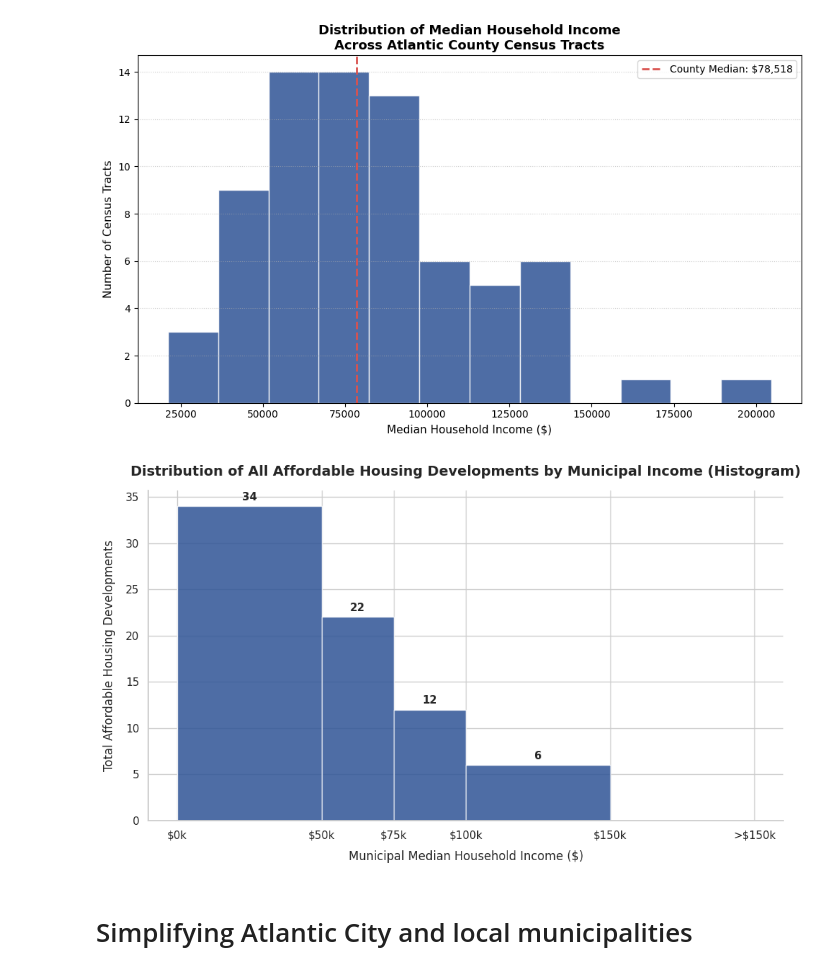
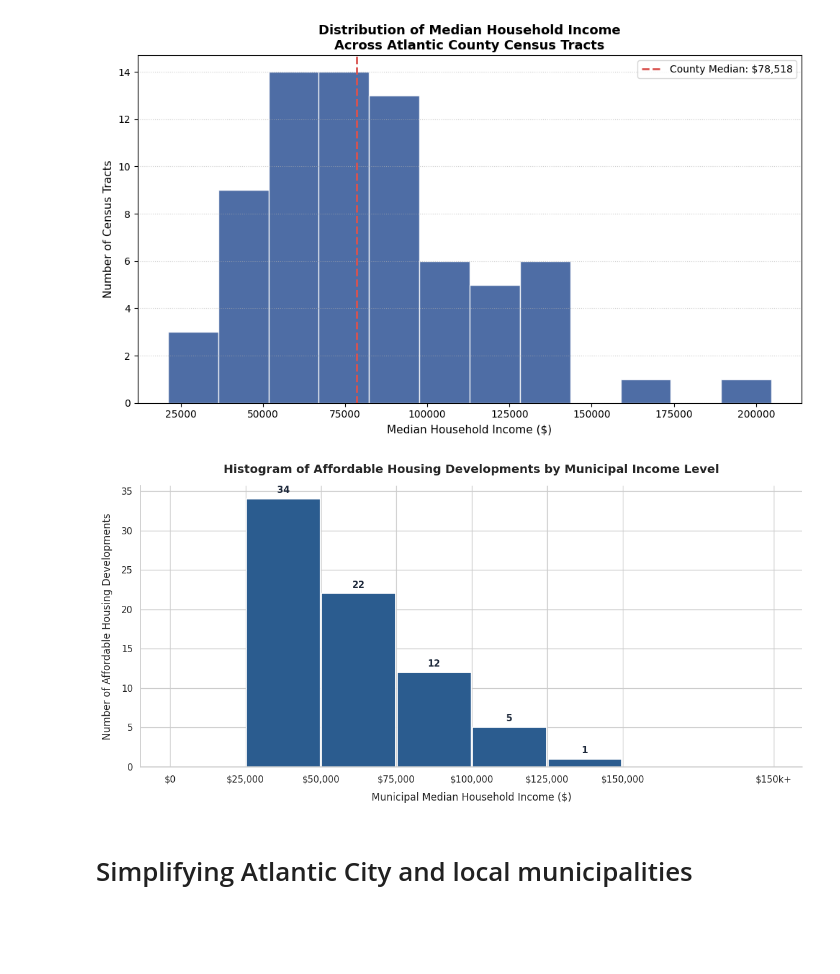
Before and after one commit to Anjanique-Knight/AjGIS, a Jupyter notebook: PS3_GIS.ipynb, the cells around one changed output. Cells and saved outputs as stored; diff of their text form; code cells hidden in the pictures; blank space fills up the shorter version.

```diff
--- a/PS3_GIS.ipynb
+++ b/PS3_GIS.ipynb
@@ -703,7 +713,6 @@ df['Income'] = pd.to_numeric(
     errors='coerce',
 )
 
-# Strip parenthetical percentage text and normalize
 df['Muni_Clean'] = (
     df['Municipality / Place']
     .astype(str)
@@ -713,86 +722,77 @@ df['Muni_Clean'] = (
 # Compute average household income per municipality
 muni_income = df.groupby('Muni_Clean')['Income'].mean().reset_index()
 
-# 3. Count all affordable housing developments from the full geocoded dataset (inside the county)
-muni_col = 'MUN' if 'MUN' in ATLgeo_in_county.columns else 'NAME'
-housing_counts = (
-    ATLgeo_in_county.groupby(muni_col).size().reset_index(name='Housing_Count')
-)
-
-# Standardize join keys (convert to UPPERCASE and strip municipal descriptors)
+# Standardize join keys
 def normalize_muni_name(val):
     val = str(val).upper().strip()
     for suffix in [' CITY', ' TOWNSHIP', ' TWP', ' BOROUGH', ' BORO', ' TOWN']:
         if val.endswith(suffix):
             val = val[:-len(suffix)].strip()
     return val
 
 muni_income['join_key'] = muni_income['Muni_Clean'].apply(normalize_muni_name)
-housing_counts['join_key'] = housing_counts[muni_col].apply(normalize_muni_name)
 
-# Merge income and housing counts using normalized join keys
-muni_summary = pd.merge(
-    muni_income,
-    housing_counts,
-    on='join_key',
-    how='left',
-).fillna({'Housing_Count': 0})
+# 3. Attach local income directly to each housing development point
+muni_col = 'MUN' if 'MUN' in ATLgeo_in_county.columns else 'NAME'
+housing_df = ATLgeo_in_county.copy()
+housing_df['join_key'] = housing_df[muni_col].apply(normalize_muni_name)
 
-# Filter out municipalities with missing income data
-muni_summary = muni_summary.dropna(subset=['Income'])
+# Every row in housing_df now represents ONE affordable housing development
+housing_df = housing_df.merge(muni_income, on='join_key', how='left')
 
-# 4. Define Income Bin Edges (representing the limits of each tier up to $200k for plotting scaling)
-bins = [0, 50000, 75000, 100000, 150000, 200000]
-
-# 5. Plot the true weighted Histogram using all projects
-plt.figure(figsize=(10, 6))
+# 4. Plotting a True Continuous Histogram
+plt.figure(figsize=(12, 6))
 sns.set_theme(style='whitegrid')
 
-# Plotting a histogram weighted by the housing count in each municipality
-n, edges, patches = plt.hist(
-    muni_summary['Income'],
-    bins=bins,
-    weights=muni_summary['Housing_Count'],
-    color='#2F5496',
+# Continuous bin edges extending to $200k to prevent dropping high-income areas
+edges = [0, 25000, 50000, 75000, 100000, 125000, 150000, 200000]
+
+n, bins, patches = plt.hist(
+    housing_df['Income'].dropna(),
+    bins=edges,
+    color='#2b5c8f',
     edgecolor='white',
-    alpha=0.85
+    linewidth=1.2,
+    rwidth=0.98,  # Classic histogram bar alignment
 )
+
+# Label bin counts directly on top of histogram bars
+for count, edge_left, edge_right in zip(n, bins[:-1], bins[1:]):
+    if count > 0:
+        bin_center = (edge_left + edge_right) / 2
+        plt.annotate(
+            f'{int(count)}',
+            xy=(bin_center, count),
+            xytext=(0, 5),
+            textcoords='offset points',
+            ha='center',
+            va='bottom',
+            fontsize=11,
+            fontweight='bold',
+            color='#1e293b',
+        )
+
+# Format numerical X-axis ticks at exact bin boundaries
+tick_labels = [f'${val:,.0f}' for val in edges[:-1]] + ['$150k+']
+plt.xticks(edges, tick_labels, rotation=0)
 
 # Formatting title & labels
 plt.title(
-    'Distribution of All Affordable Housing Developments by Municipal Income (Histogram)',
+    'Histogram of Affordable Housing Developments by Municipal Income Level',
     fontsize=14,
     fontweight='bold',
     pad=15,
 )
 plt.xlabel('Municipal Median Household Income ($)', fontsize=12, labelpad=10)
 plt.ylabel(
-    'Total Affordable Housing Developments', fontsize=12, labelpad=10
+    'Number of Affordable Housing Developments', fontsize=12, labelpad=10
 )
-
-# Set x-ticks to align with the histogram bin edges
-plt.xticks(bins, [f'${x/1000:.0f}k' if x < 200000 else '>$150k' for x in bins])
-
-# Add exact count labels on top of each histogram bin
-for count, edge_left, edge_right in zip(n, edges[:-1], edges[1:]):
-    if count > 0:
-        bin_center = (edge_left + edge_right) / 2
-        plt.annotate(
-            f'{int(count)}',
-            (bin_center, count),
-            ha='center',
-            va='bottom',
-            xytext=(0, 4),
-            textcoords='offset points',
-            fontsize=11,
-            fontweight='bold',
-        )
 
 sns.despine()
 plt.tight_layout()
 plt.show()
 # %% [output]
-[figure, old version]
+[figure, new version]
 # %% [markdown]
 # Simplifying Atlantic City and local municipalities
 # %%
```
Also changed, not shown: parts of 3 cells of this notebook.
